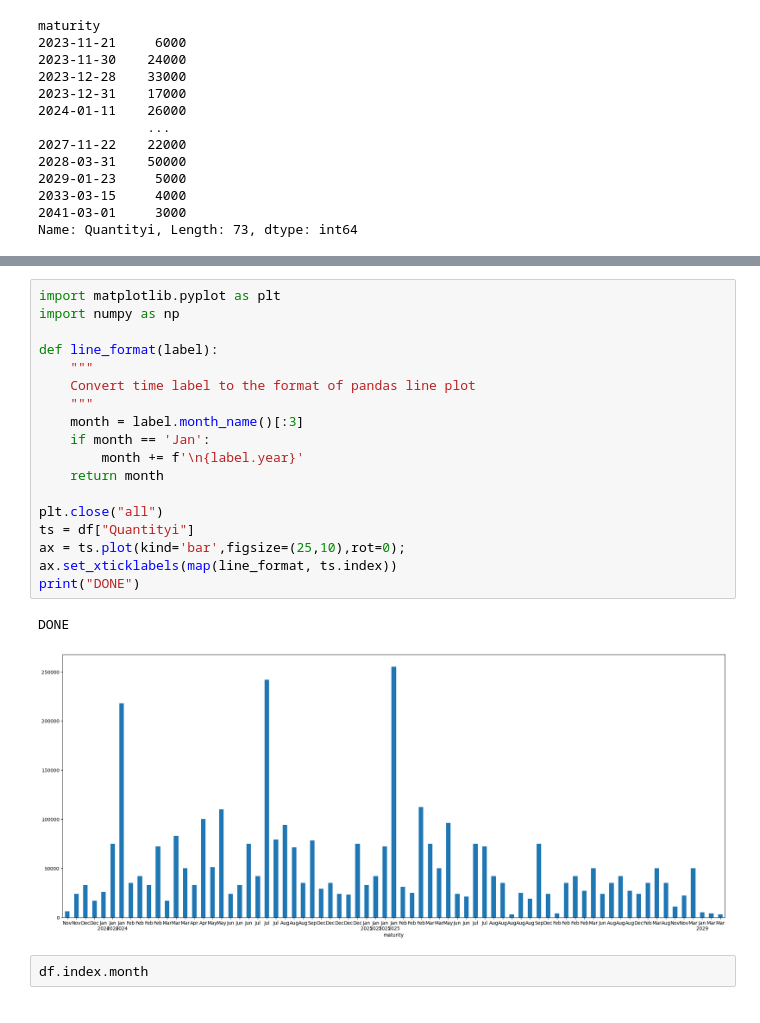
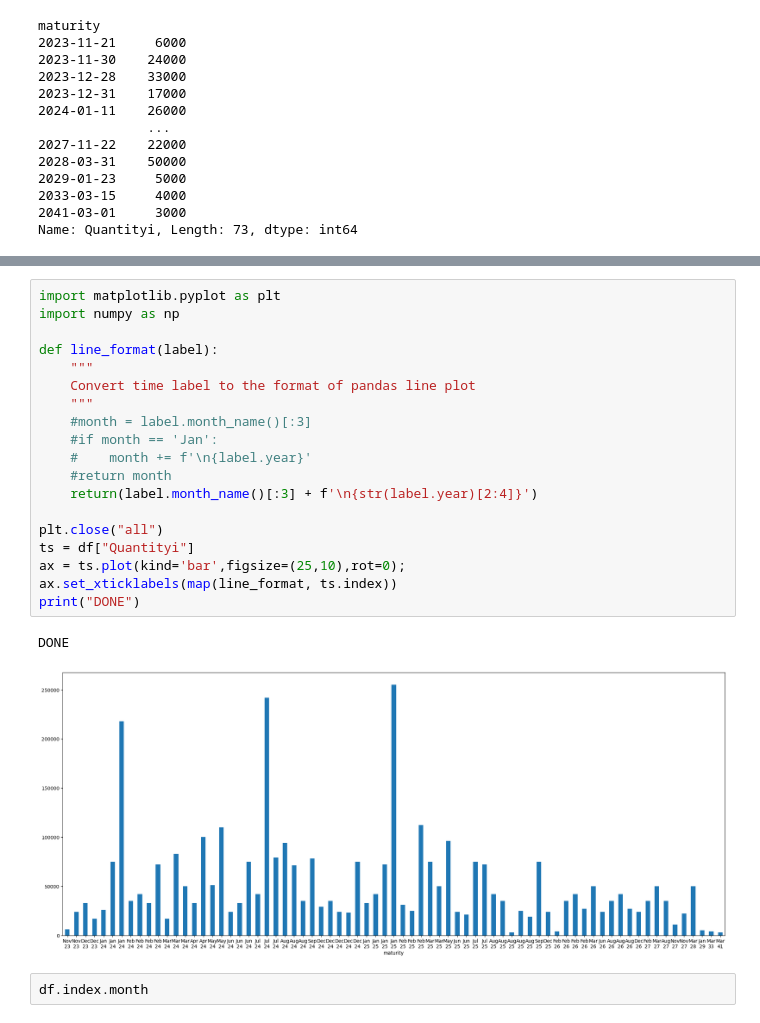
Before and after one commit to eross/bondcalc, a Jupyter notebook: bondcalc3.ipynb, the cells around one changed output, grey strips where cells are left out. Saved outputs shown, nothing was run; the diff lists cells and outputs as text.

Commit message:
Labels shortened

```diff
--- a/bondcalc3.ipynb
+++ b/bondcalc3.ipynb
@@ -118,24 +133,25 @@ ts.plot();
 # %%
 import matplotlib.pyplot as plt
 import numpy as np
 
 def line_format(label):
     """
     Convert time label to the format of pandas line plot
     """
-    month = label.month_name()[:3]
-    if month == 'Jan':
-        month += f'\n{label.year}'
-    return month
+    #month = label.month_name()[:3]
+    #if month == 'Jan':
+    #    month += f'\n{label.year}'
+    #return month
+    return(label.month_name()[:3] + f'\n{str(label.year)[2:4]}')
 
 plt.close("all")
 ts = df["Quantityi"]
 ax = ts.plot(kind='bar',figsize=(25,10),rot=0);
 ax.set_xticklabels(map(line_format, ts.index))
 print("DONE")
 # %% [output]
 DONE
-[figure, old version]
+[figure, new version]
 # %%
 df.index.month
 # %% [output]
```
Also changed, not shown: parts of 1 cell of this notebook.
